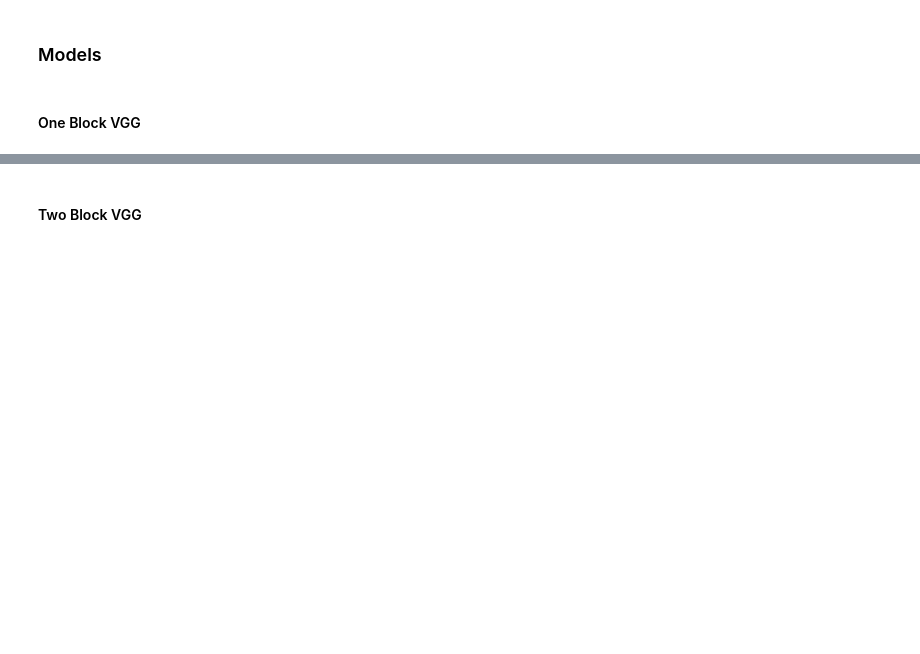
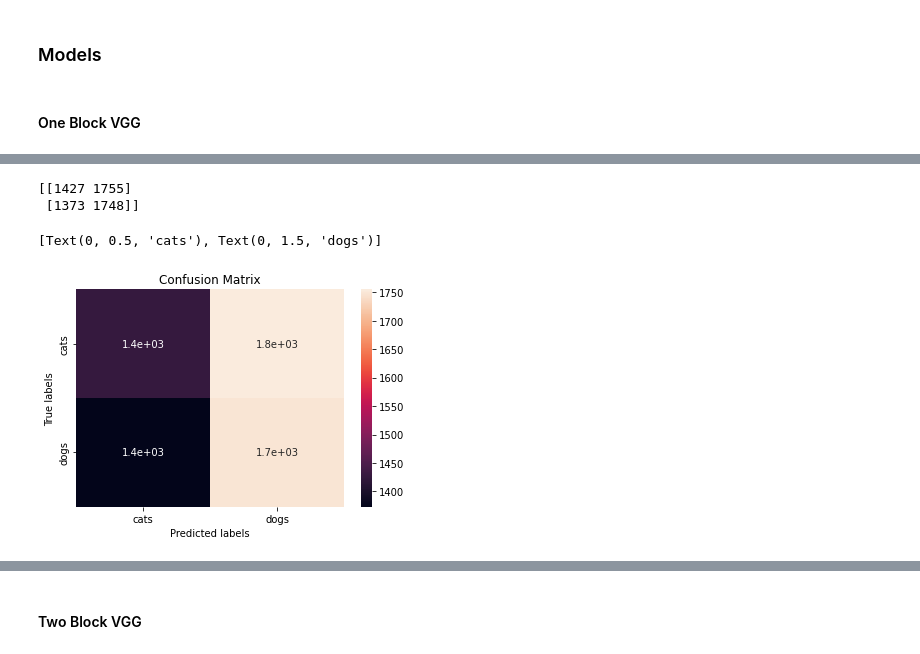
Before and after one commit to erinmcmahon26/Image-Recognizer, a Jupyter notebook: Image_Recognizer.ipynb, the cells around one changed output, grey strips where cells are left out. Drawn from its saved outputs; the diff is of its cells as text; code cells hidden in the pictures; blank space fills up the shorter version.

```diff
--- a/Image_Recognizer.ipynb
+++ b/Image_Recognizer.ipynb
@@ -236,0 +233,23 @@ summarize_diagnostics(histroy)
+# %%
+y_predict = np.where(y_predict > 0.5, 1, 0)
+# %%
+p = val_test.classes
+q = y_predict
+p = np.array(p)
+q = q.flatten()
+# %%
+cfm = confusion_matrix(p, q)
+print(cfm)
+ax= plt.subplot()
+sns.heatmap(cfm, annot=True, ax = ax);
+# labels, title and ticks
+ax.set_xlabel('Predicted labels')
+ax.set_ylabel('True labels');
+ax.set_title('Confusion Matrix');
+ax.xaxis.set_ticklabels(['cats', 'dogs'])
+ax.yaxis.set_ticklabels(['cats', 'dogs'])
+# %% [output]
+[[1427 1755]
+ [1373 1748]]
+[Text(0, 0.5, 'cats'), Text(0, 1.5, 'dogs')]
+[figure, added]
```
Also changed, not shown: parts of 12 cells of this notebook.
